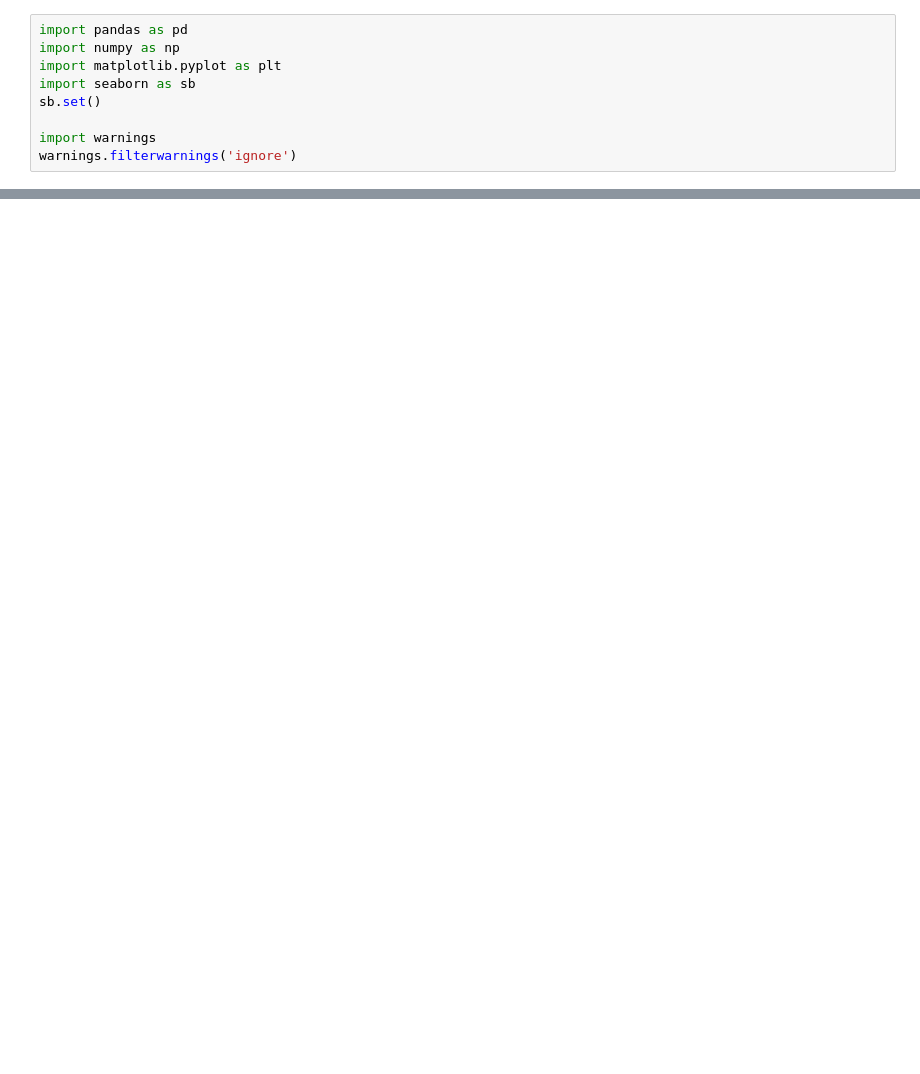
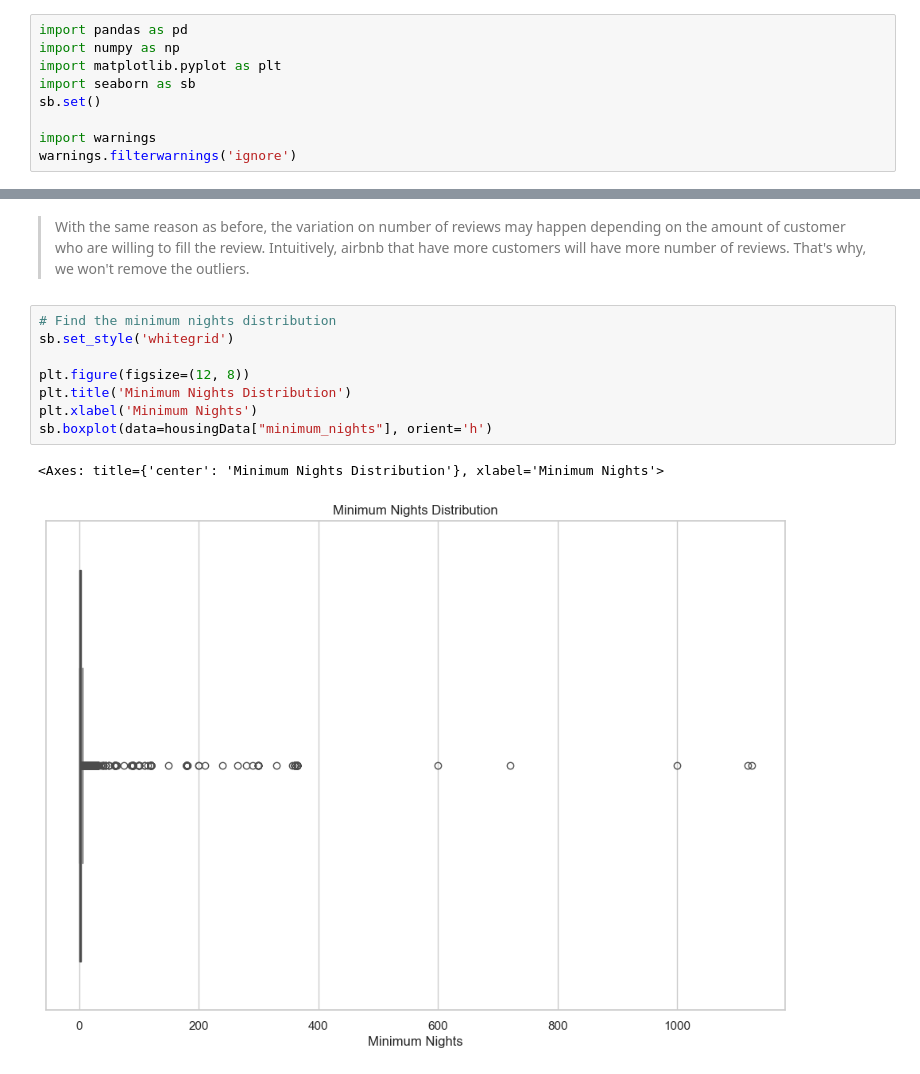
Before and after one commit to theodoreamadeo/air-bnb, a Jupyter notebook: final-project.ipynb, the cells around one changed output, grey strips where cells are left out. Cells and saved outputs as stored; diff of their text form; blank space fills up the shorter version.

```diff
--- a/final-project.ipynb
+++ b/final-project.ipynb
@@ -109,0 +197,13 @@ Room Type: ['Private room' 'Entire home/apt' 'Shared room' 'Hotel room']
+# %% [markdown]
+> With the same reason as before, the variation on number of reviews may happen depending on the amount of customer who are willing to fill the review. Intuitively, airbnb that have more customers will have more number of reviews. That's why, we won't remove the outliers.
+# %%
+# Find the minimum nights distribution
+sb.set_style('whitegrid')
+
+plt.figure(figsize=(12, 8))
+plt.title('Minimum Nights Distribution')
+plt.xlabel('Minimum Nights')
+sb.boxplot(data=housingData["minimum_nights"], orient='h')
+# %% [output]
+<Axes: title={'center': 'Minimum Nights Distribution'}, xlabel='Minimum Nights'>
+[figure, added]
```
Also changed, not shown: parts of 27 cells of this notebook.
